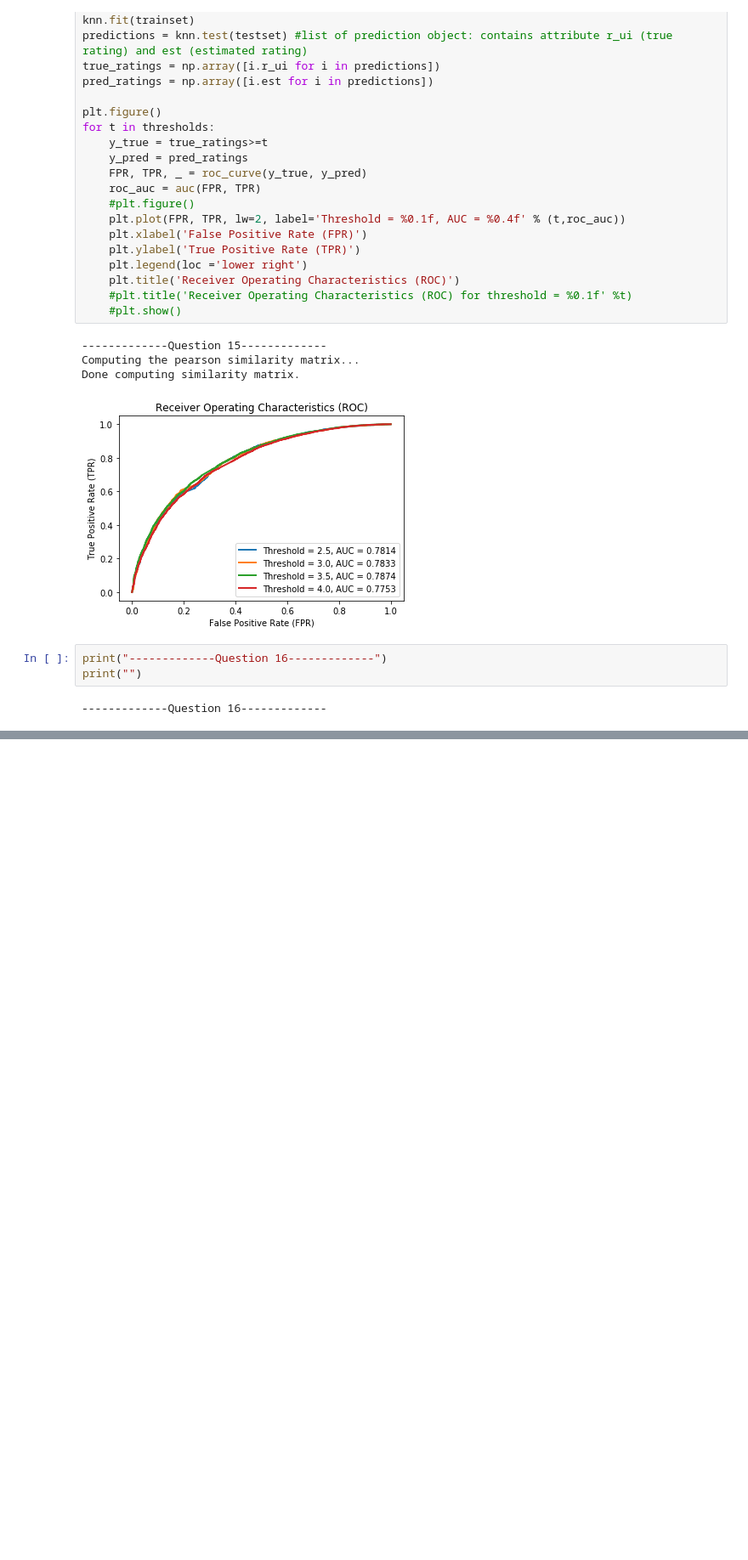
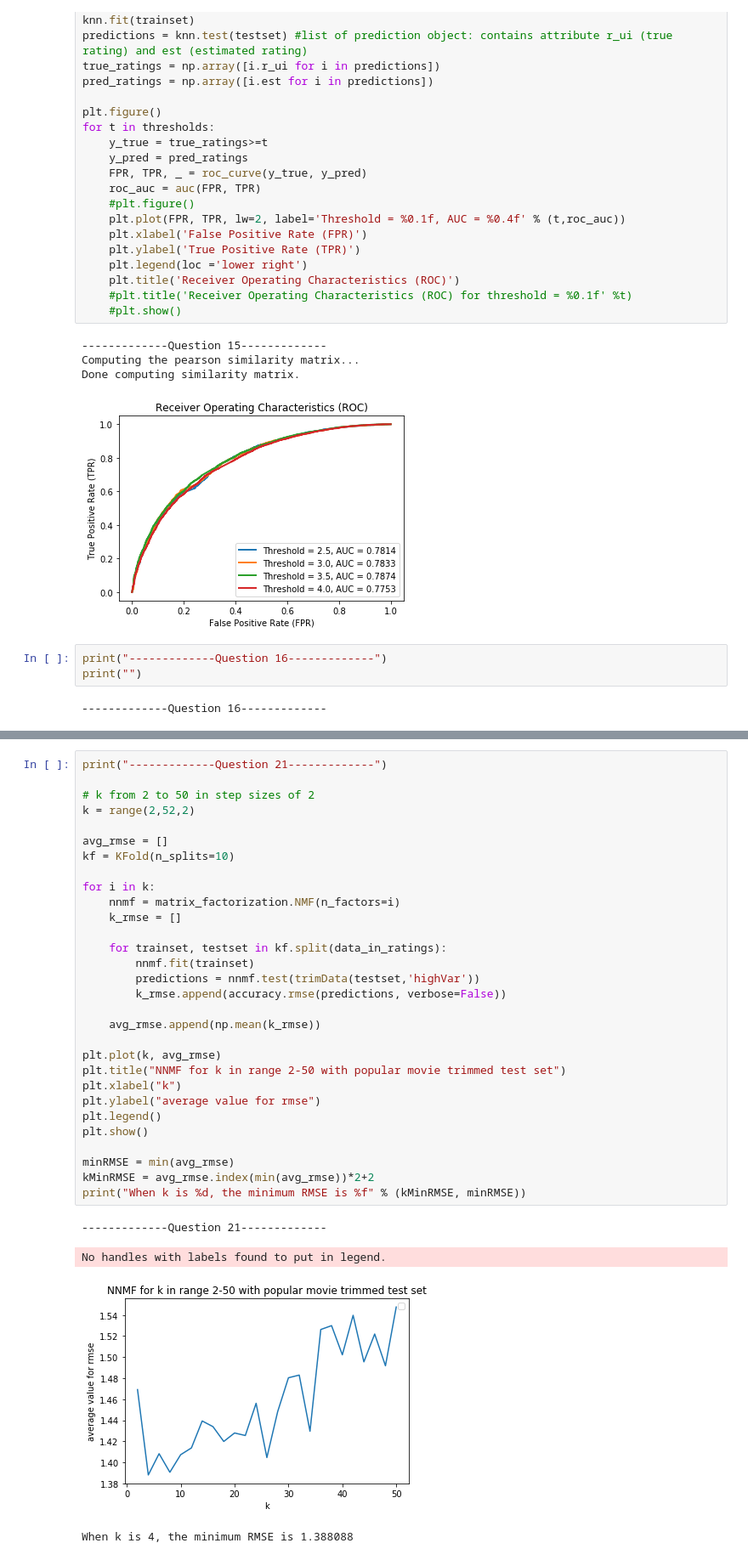
Before and after one commit to NaveganteX/Collaborative-Filtering-1, a Jupyter notebook: EE219_Project3.ipynb, the cells around one changed output, grey strips where cells are left out. Shown: that part at 85% size. Saved outputs shown, nothing was run; the diff lists cells and outputs as text; blank space fills up the shorter version.

```diff
--- a/EE219_Project3.ipynb
+++ b/EE219_Project3.ipynb
@@ -496,0 +584,35 @@ print("-------------Question 22-------------")
+# %%
+print("-------------Question 21-------------")
+
+# k from 2 to 50 in step sizes of 2
+k = range(2,52,2)
+
+avg_rmse = []
+kf = KFold(n_splits=10)
+
+for i in k:
+    nnmf = matrix_factorization.NMF(n_factors=i)
+    k_rmse = []
+
+    for trainset, testset in kf.split(data_in_ratings):
+        nnmf.fit(trainset)
+        predictions = nnmf.test(trimData(testset,'highVar'))
+        k_rmse.append(accuracy.rmse(predictions, verbose=False))
+
+    avg_rmse.append(np.mean(k_rmse))
+
+plt.plot(k, avg_rmse)
+plt.title("NNMF for k in range 2-50 with popular movie trimmed test set")
+plt.xlabel("k")
+plt.ylabel("average value for rmse")
+plt.legend()
+plt.show()
+
+minRMSE = min(avg_rmse)
+kMinRMSE = avg_rmse.index(min(avg_rmse))*2+2
+print("When k is %d, the minimum RMSE is %f" % (kMinRMSE, minRMSE))
+# %% [output]
+-------------Question 21-------------
+No handles with labels found to put in legend.
+[figure, added]
+When k is 4, the minimum RMSE is 1.388088
```
Also changed, not shown: parts of 13 cells of this notebook.
